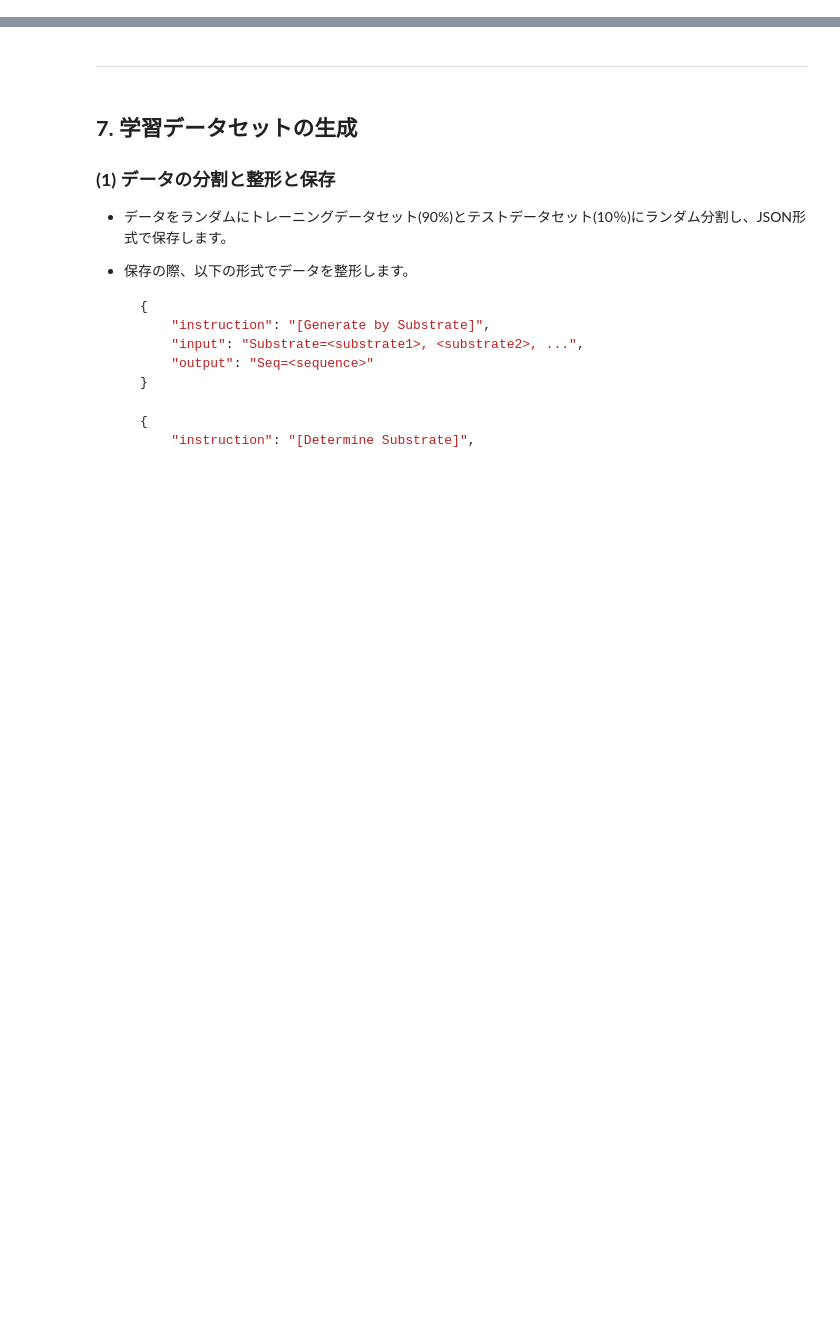
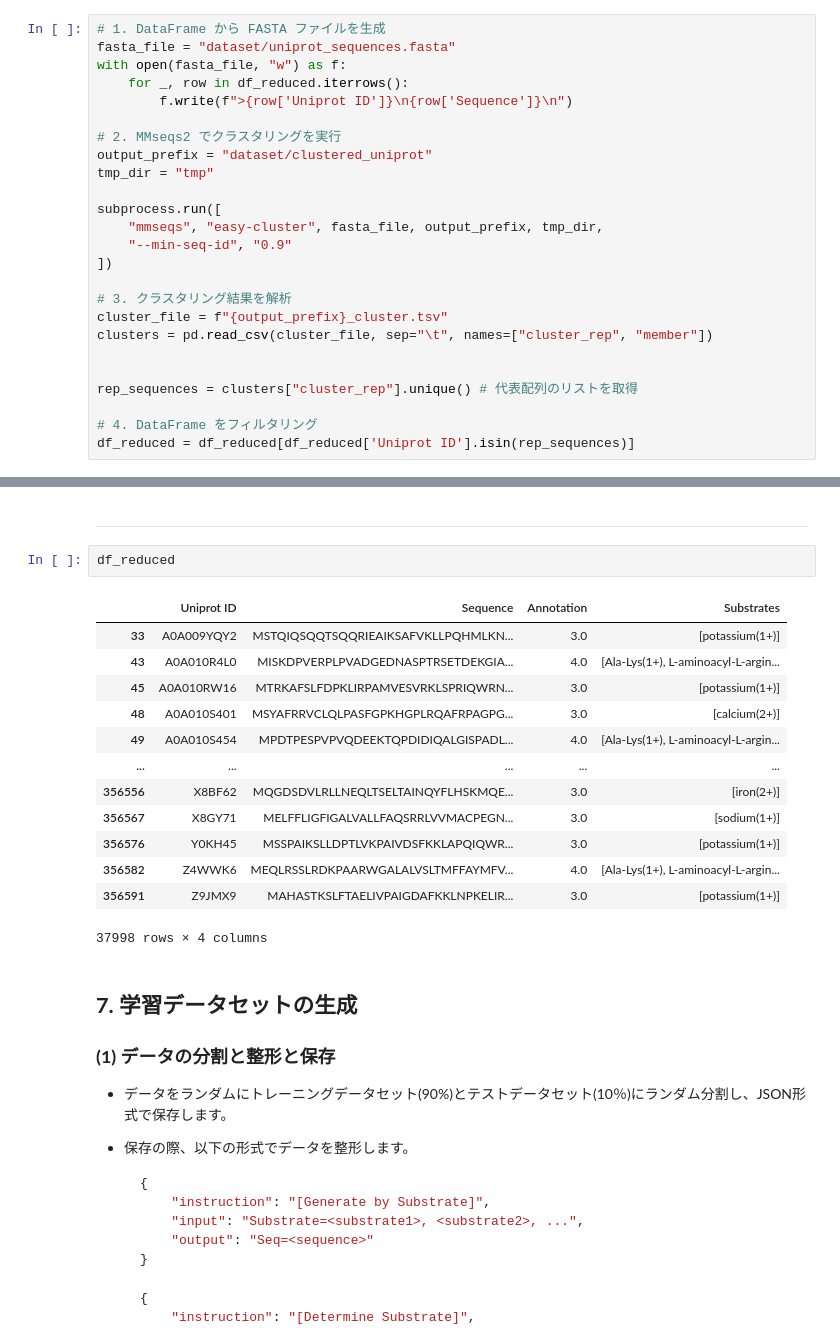
Before and after one commit to yosshstd/Transporter-GPT, a Jupyter notebook: tsv_to_parquet.ipynb, the cells around one changed output, grey strips where cells are left out. Saved outputs shown, nothing was run; the diff lists cells and outputs as text; blank space fills up the shorter version.

```diff
--- a/tsv_to_parquet.ipynb
+++ b/tsv_to_parquet.ipynb
@@ -507,0 +513,25 @@ df_reduced['Substrates'].value_counts().to_csv('dataset/substrates_counts_after_
+# %%
+# 1. DataFrame から FASTA ファイルを生成
+fasta_file = "dataset/uniprot_sequences.fasta"
+with open(fasta_file, "w") as f:
+    for _, row in df_reduced.iterrows():
+        f.write(f">{row['Uniprot ID']}\n{row['Sequence']}\n")
+
+# 2. MMseqs2 でクラスタリングを実行
+output_prefix = "dataset/clustered_uniprot"
+tmp_dir = "tmp"
+
+subprocess.run([
+    "mmseqs", "easy-cluster", fasta_file, output_prefix, tmp_dir,
+    "--min-seq-id", "0.9"
+])
+
+# 3. クラスタリング結果を解析
+cluster_file = f"{output_prefix}_cluster.tsv"
+clusters = pd.read_csv(cluster_file, sep="\t", names=["cluster_rep", "member"])
+
+
+rep_sequences = clusters["cluster_rep"].unique() # 代表配列のリストを取得
+
+# 4. DataFrame をフィルタリング
+df_reduced = df_reduced[df_reduced['Uniprot ID'].isin(rep_sequences)]
@@ -508,5 +556,21 @@ df_reduced['Substrates'].value_counts().to_csv('dataset/substrates_counts_after_
 # %% [markdown]
 ---
+# %%
+df_reduced
+# %% [output]
+|  | Uniprot ID | Sequence | Annotation | Substrates |
+| 33 | A0A009YQY2 | MSTQIQSQQTSQQRIEAIKSAFVKLLPQHMLKN... | 3.0 | [potassium(1+)] |
+| 43 | A0A010R4L0 | MISKDPVERPLPVADGEDNASPTRSETDEKGIA... | 4.0 | [Ala-Lys(1+), L-aminoacyl-L-argin... |
+| 45 | A0A010RW16 | MTRKAFSLFDPKLIRPAMVESVRKLSPRIQWRN... | 3.0 | [potassium(1+)] |
+| 48 | A0A010S401 | MSYAFRRVCLQLPASFGPKHGPLRQAFRPAGPG... | 3.0 | [calcium(2+)] |
+| 49 | A0A010S454 | MPDTPESPVPVQDEEKTQPDIDIQALGISPADL... | 4.0 | [Ala-Lys(1+), L-aminoacyl-L-argin... |
+| ... | ... | ... | ... | ... |
+| 356556 | X8BF62 | MQGDSDVLRLLNEQLTSELTAINQYFLHSKMQE... | 3.0 | [iron(2+)] |
+| 356567 | X8GY71 | MELFFLIGFIGALVALLFAQSRRLVVMACPEGN... | 3.0 | [sodium(1+)] |
+| 356576 | Y0KH45 | MSSPAIKSLLDPTLVKPAIVDSFKKLAPQIQWR... | 3.0 | [potassium(1+)] |
+| 356582 | Z4WWK6 | MEQLRSSLRDKPAARWGALALVSLTMFFAYMFV... | 4.0 | [Ala-Lys(1+), L-aminoacyl-L-argin... |
+| 356591 | Z9JMX9 | MAHASTKSLFTAELIVPAIGDAFKKLNPKELIR... | 3.0 | [potassium(1+)] |
+37998 rows × 4 columns
 # %% [markdown]
 ## **7. 学習データセットの生成**
 
```
Also changed, not shown: parts of 4 cells of this notebook, 5 other files.
